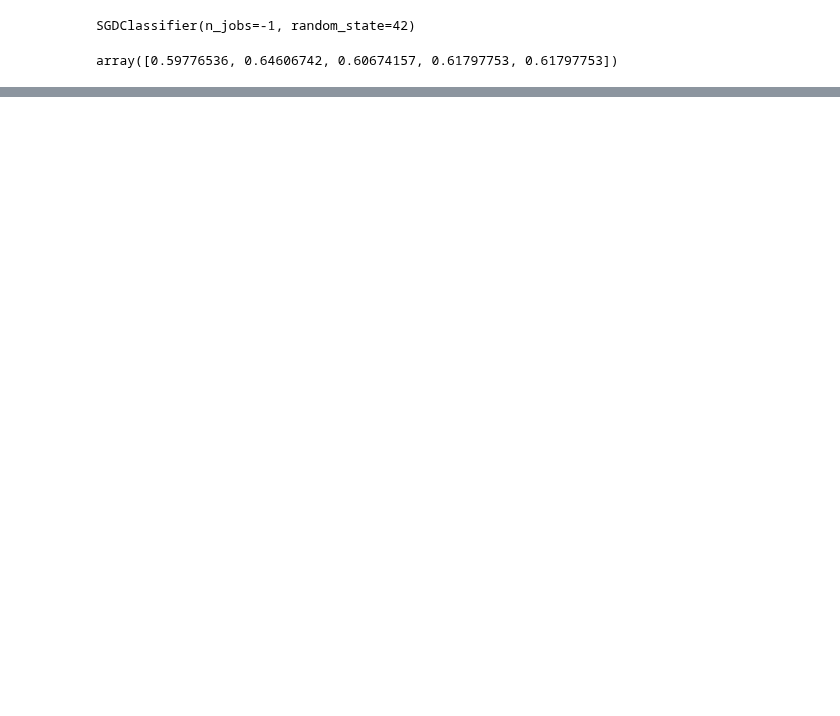
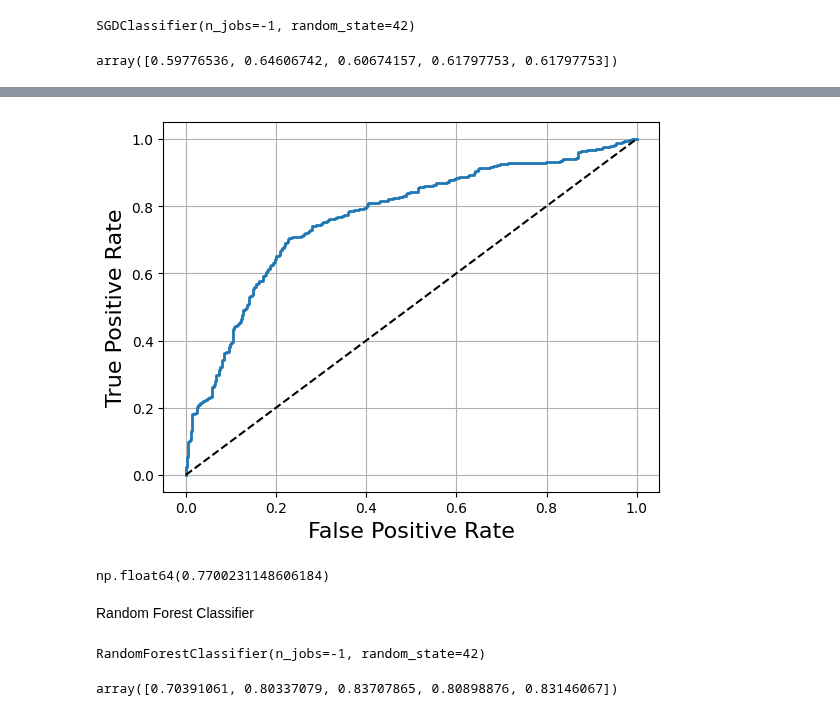
Before and after one commit to alinemitri/hands-on-ML-book, a Jupyter notebook: 03_titanic.ipynb, the cells around one changed output, grey strips where cells are left out. Cells and saved outputs as stored; diff of their text form; code cells hidden in the pictures; blank space fills up the shorter version.

```diff
--- a/03_titanic.ipynb
+++ b/03_titanic.ipynb
@@ -281,0 +328,30 @@ array([0.59776536, 0.64606742, 0.60674157, 0.61797753, 0.61797753])
+# %%
+def plot_roc_curve(fpr, tpr, label=None):
+    plt.plot(fpr, tpr, linewidth=2, label=label)
+    plt.plot([0, 1], [0, 1], 'k--') #dashed diagonal
+    plt.xlabel("False Positive Rate", fontsize=16)
+    plt.ylabel('True Positive Rate', fontsize=16)
+    plt.grid(True)
+# %%
+plot_roc_curve(fpr, tpr)
+plt.show()
+# %% [output]
+[figure, added]
+# %%
+#Area under the curve (AUC)
+from sklearn.metrics import roc_auc_score
+roc_auc_score(y_train, y_scores)
+# %% [output]
+np.float64(0.7700231148606184)
+# %% [markdown]
+Random Forest Classifier
+# %%
+# Create a Random Forest classifier
+forest_clf = RandomForestClassifier(random_state=42, n_jobs=-1)
+forest_clf.fit(X_train, y_train)
+# %% [output]
+RandomForestClassifier(n_jobs=-1, random_state=42)
+# %%
+cross_val_score(forest_clf, X_train, y_train, cv=5, scoring='accuracy', n_jobs=-1)
+# %% [output]
+array([0.70391061, 0.80337079, 0.83707865, 0.80898876, 0.83146067])
```
Also changed, not shown: parts of 18 cells of this notebook, 1 other file.
